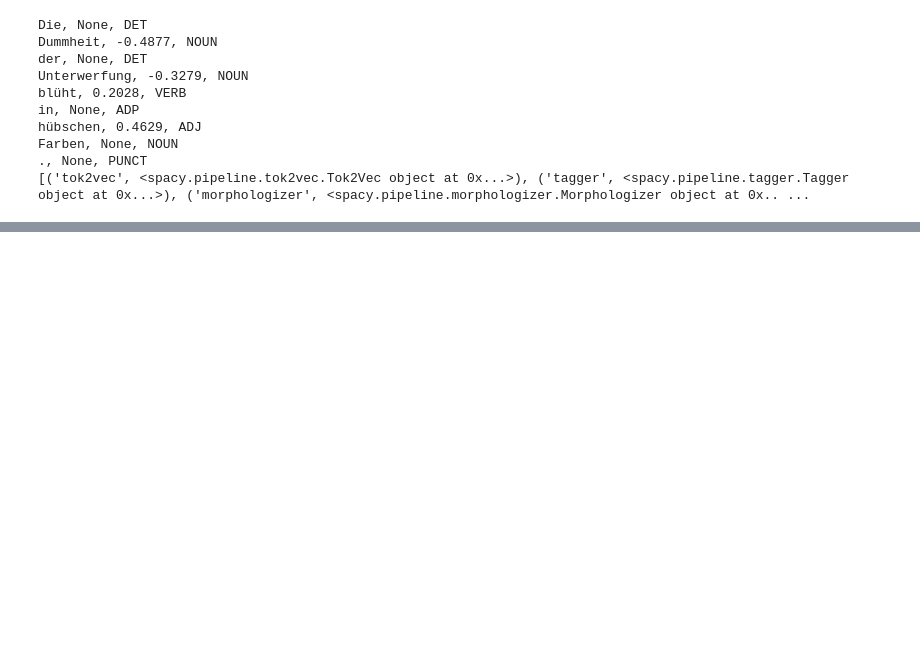
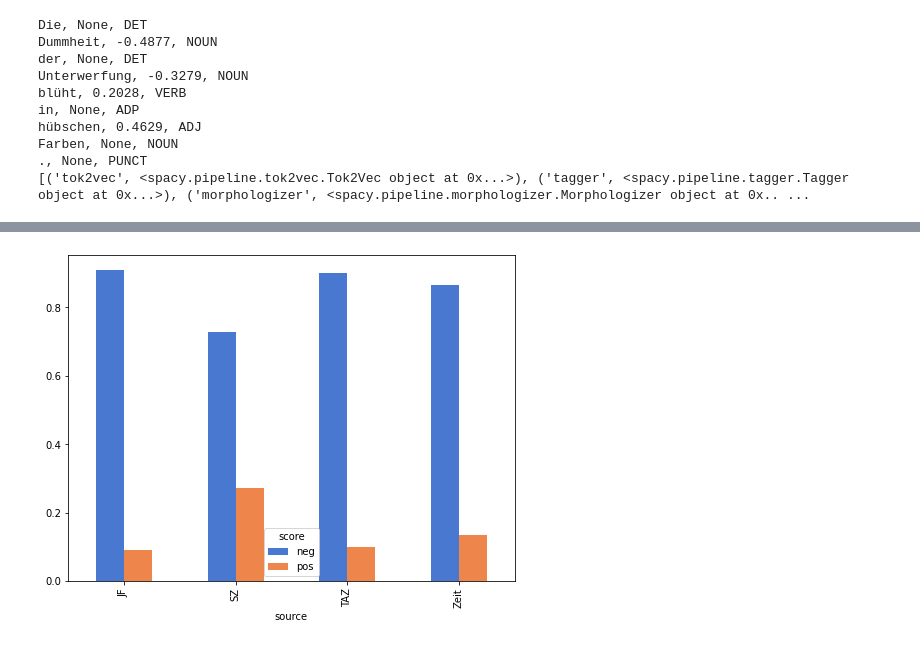
Before and after one commit to Data-Science-for-Linguists-2021/Fl-chtlingskrise-Sentiment-Analysis, a Jupyter notebook: Presentation.ipynb, the cells around one changed output, grey strips where cells are left out. Cells and saved outputs as stored; diff of their text form; code cells hidden in the pictures; blank space fills up the shorter version.

```diff
--- a/Presentation.ipynb
+++ b/Presentation.ipynb
@@ -386,0 +392,10 @@ neg
+# %%
+sns.set_palette('muted')
+
+posneg_bysource = all_df.groupby('source').score.value_counts(normalize=True)
+posneg_bysource
+
+posneg_bysource.unstack(level=1).plot.bar(figsize=(8,6))
+plt.show()
+# %% [output]
+[figure, added]
```
Also changed, not shown: parts of 29 cells of this notebook.
